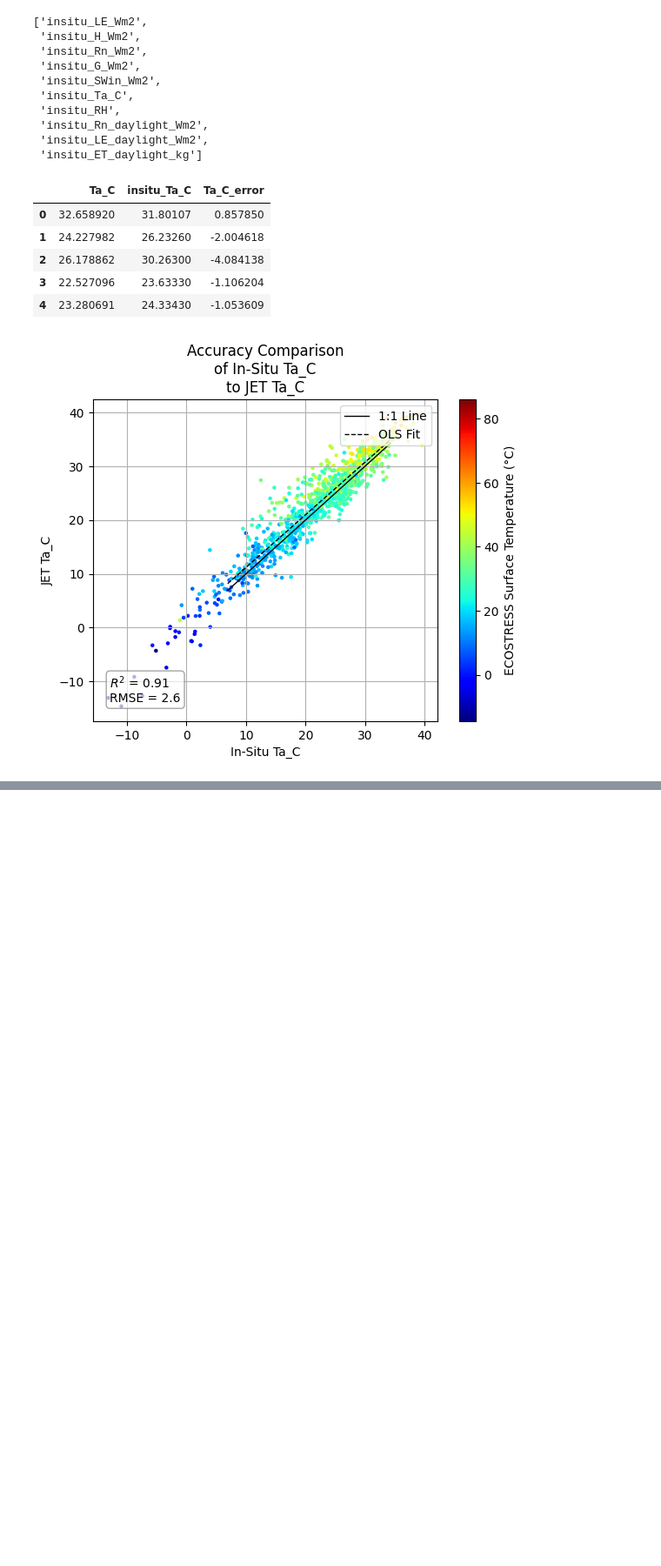
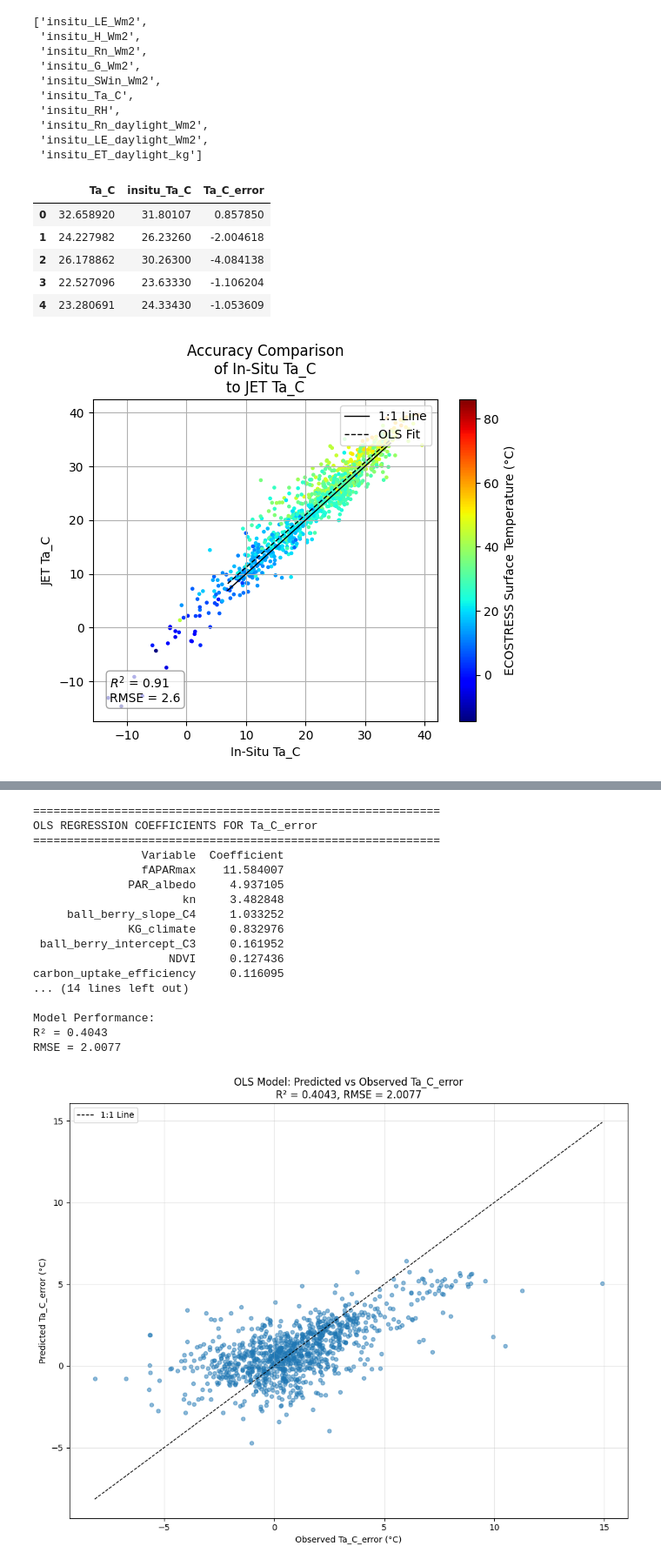
Before and after one commit to gregory-halverson/ECOv003-L3T-L4T-JET, a Jupyter notebook: notebooks/Air Temperature UQ.ipynb, the cells around one changed output, grey strips where cells are left out. Shown at 87% size. Drawn from its saved outputs; the diff is of its cells as text; code cells hidden in the pictures; blank space fills up the shorter version.

```diff
--- a/notebooks/Air Temperature UQ.ipynb
+++ b/notebooks/Air Temperature UQ.ipynb
@@ -200,0 +217,79 @@ print(top_negative_correlations)
+# %%
+from sklearn.linear_model import LinearRegression
+from sklearn.metrics import r2_score, mean_squared_error
+import pandas as pd
+
+# Get the top correlating variables (both positive and negative)
+top_corr_vars = top_correlations.index.tolist()
+
+# Prepare data: remove rows with NaN in any of the top corr variables or Ta_C_error
+X = df[top_corr_vars].dropna()
+y = df.loc[X.index, "Ta_C_error"].dropna()
+
+# Ensure X and y have the same index
+common_idx = X.index.intersection(y.index)
+X = X.loc[common_idx]
+y = y.loc[common_idx]
+
+# Fit OLS regression
+ols_model = LinearRegression()
+ols_model.fit(X, y)
+
+# Get coefficients
+coef_df = pd.DataFrame({
+    'Variable': top_corr_vars,
+    'Coefficient': ols_model.coef_
+}).sort_values('Coefficient', ascending=False)
+
+print("=" * 60)
+print("OLS REGRESSION COEFFICIENTS FOR Ta_C_error")
+print("=" * 60)
+print(coef_df.to_string(index=False))
+print(f"\nIntercept: {ols_model.intercept_:.6f}")
+
+# Generate predictions
+y_pred_ols = ols_model.predict(X)
+
+# Calculate metrics
+r2_ols = r2_score(y, y_pred_ols)
+rmse_ols = np.sqrt(mean_squared_error(y, y_pred_ols))
+
+print(f"\nModel Performance:")
+print(f"R² = {r2_ols:.4f}")
+print(f"RMSE = {rmse_ols:.4f}")
+
+# Create scatter plot
+plt.figure(figsize=(10, 8))
+plt.scatter(y, y_pred_ols, alpha=0.5, s=20)
+
+# Add 1:1 line
+min_lim = min(y.min(), y_pred_ols.min())
+max_lim = max(y.max(), y_pred_ols.max())
+plt.plot([min_lim, max_lim], [min_lim, max_lim], 'k--', linewidth=1, label='1:1 Line')
+
+plt.xlabel('Observed Ta_C_error (°C)')
+plt.ylabel('Predicted Ta_C_error (°C)')
+plt.title(f'OLS Model: Predicted vs Observed Ta_C_error\nR² = {r2_ols:.4f}, RMSE = {rmse_ols:.4f}')
+plt.grid(True, alpha=0.3)
+plt.legend()
+plt.tight_layout()
+plt.show()
+# %% [output]
+============================================================
+OLS REGRESSION COEFFICIENTS FOR Ta_C_error
+============================================================
+                Variable  Coefficient
+                fAPARmax    11.584007
+              PAR_albedo     4.937105
+                      kn     3.482848
+     ball_berry_slope_C4     1.033252
+              KG_climate     0.832976
+ ball_berry_intercept_C3     0.161952
+                    NDVI     0.127436
+carbon_uptake_efficiency     0.116095
+... (14 lines left out)
+
+Model Performance:
+R² = 0.4043
+RMSE = 2.0077
+[figure, added]
```
Also changed, not shown: parts of 8 cells of this notebook, 7 other files.
